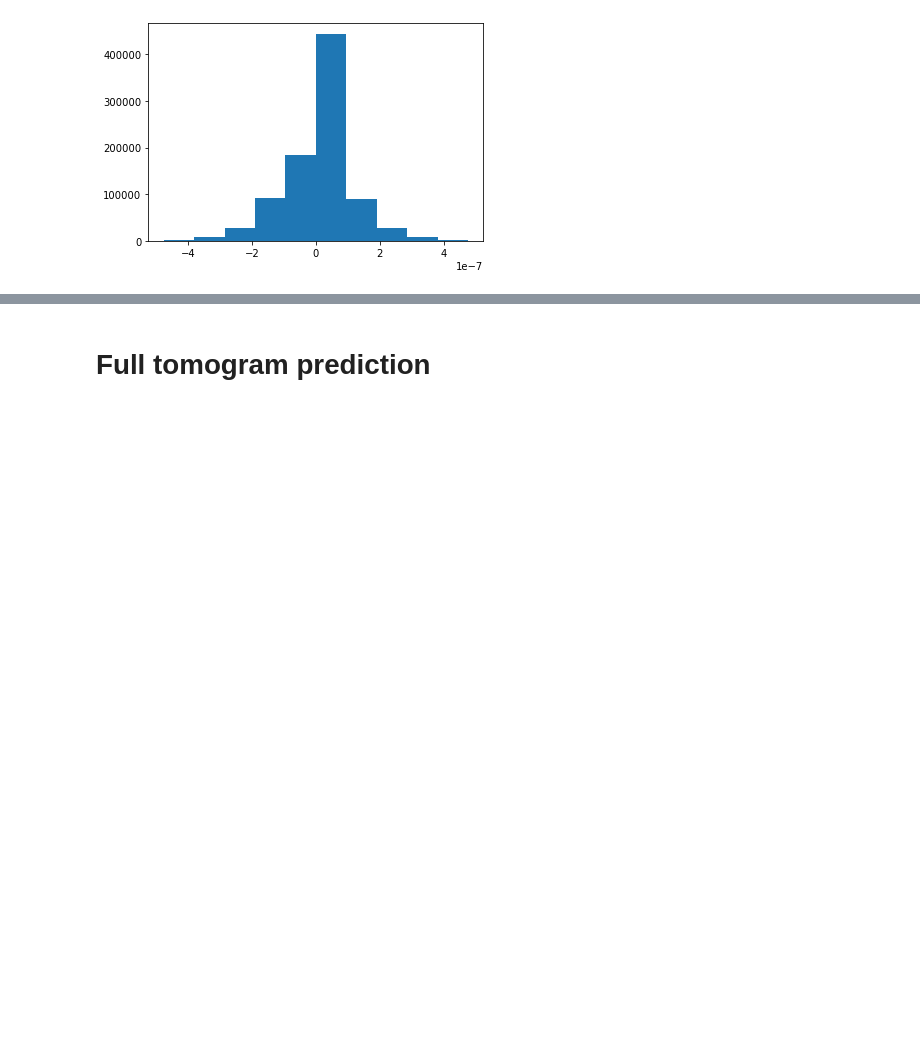
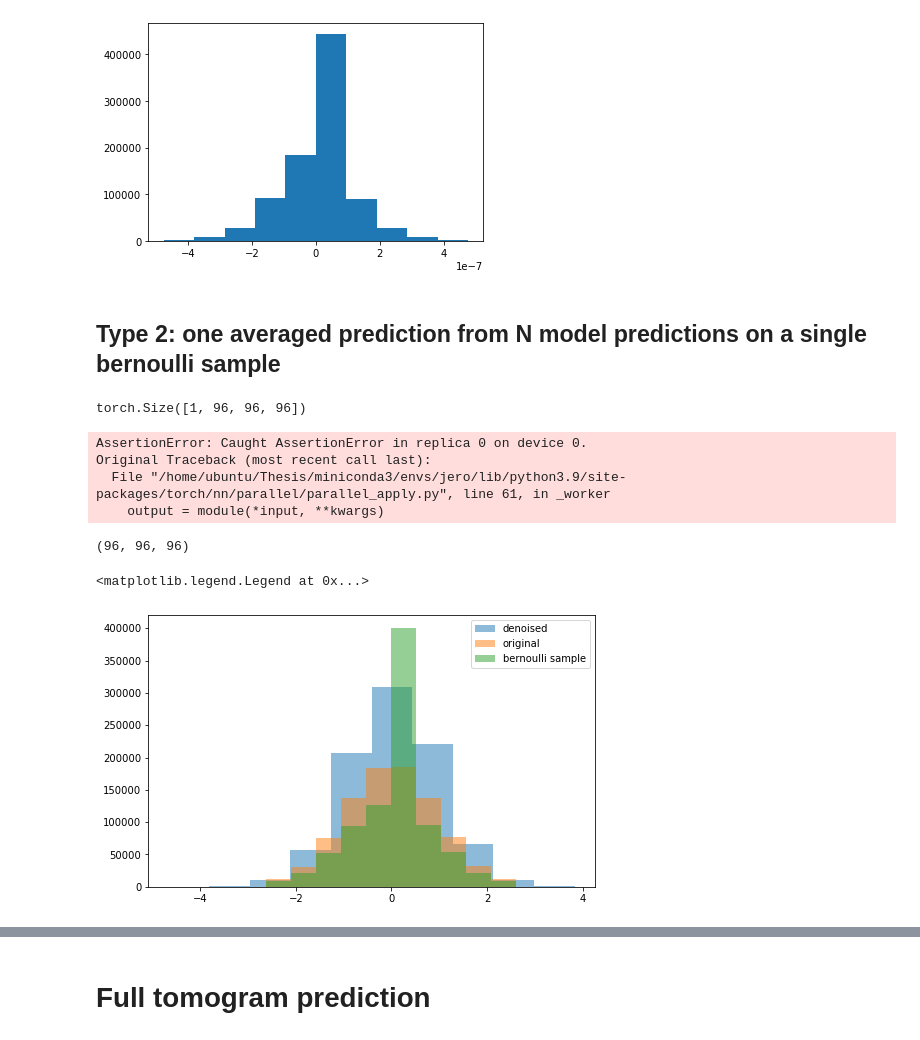
Before and after one commit to Fickincool/master-thesis, a Jupyter notebook: Notebooks/6.00_self2selfDenoising/6.03_prediction_pilot.ipynb, the cells around one changed output, grey strips where cells are left out. Drawn from its saved outputs; the diff is of its cells as text; code cells hidden in the pictures; blank space fills up the shorter version.

```diff
--- a/Notebooks/6.00_self2selfDenoising/6.03_prediction_pilot.ipynb
+++ b/Notebooks/6.00_self2selfDenoising/6.03_prediction_pilot.ipynb
@@ -112,3 +110,35 @@ plt.hist((original_subtomo0-original_subtomo).numpy().flatten())
          2.8610231e-07,  3.8146973e-07,  4.7683716e-07], dtype=float32),
  <BarContainer object of 10 artists>)
 [figure]
+# %% [markdown]
+## Type 2: one averaged prediction from N model predictions on a single bernoulli sample
+# %%
+subtomo, target, mask = my_dataset[0]
+subtomo, target, mask = subtomo[0:1], target[0], mask[0]
+subtomo = torch.stack([subtomo for i in range(50)])
+# here I have 50 repeated versions of my sample
+subtomo.shape
+# %% [output]
+torch.Size([1, 96, 96, 96])
+# %%
+denoised_subtomo = model(subtomo)#.squeeze().mean(axis=0).cpu().detach().numpy()
+denoised_subtomo.shape
+# %% [output]
+AssertionError: Caught AssertionError in replica 0 on device 0.
+Original Traceback (most recent call last):
+  File "/home/ubuntu/Thesis/miniconda3/envs/jero/lib/python3.9/site-packages/torch/nn/parallel/parallel_apply.py", line 61, in _worker
+    output = module(*input, **kwargs)
+# %%
+original_subtomo = (target + subtomo).squeeze().mean(axis=0).detach().numpy()
+original_subtomo.shape
+# %% [output]
+(96, 96, 96)
+# %%
+plt.figure(figsize=(8, 5))
+plt.hist(denoised_subtomo.flatten(), alpha=0.5, label='denoised')
+plt.hist(original_subtomo.flatten(), alpha=0.5, label='original')
+plt.hist(subtomo.squeeze()[0].flatten().numpy(), alpha=0.5, label='bernoulli sample')
+plt.legend()
+# %% [output]
+<matplotlib.legend.Legend at 0x...>
+[figure, added]
```
Also changed, not shown: parts of 6 cells of this notebook, 6 other files.
